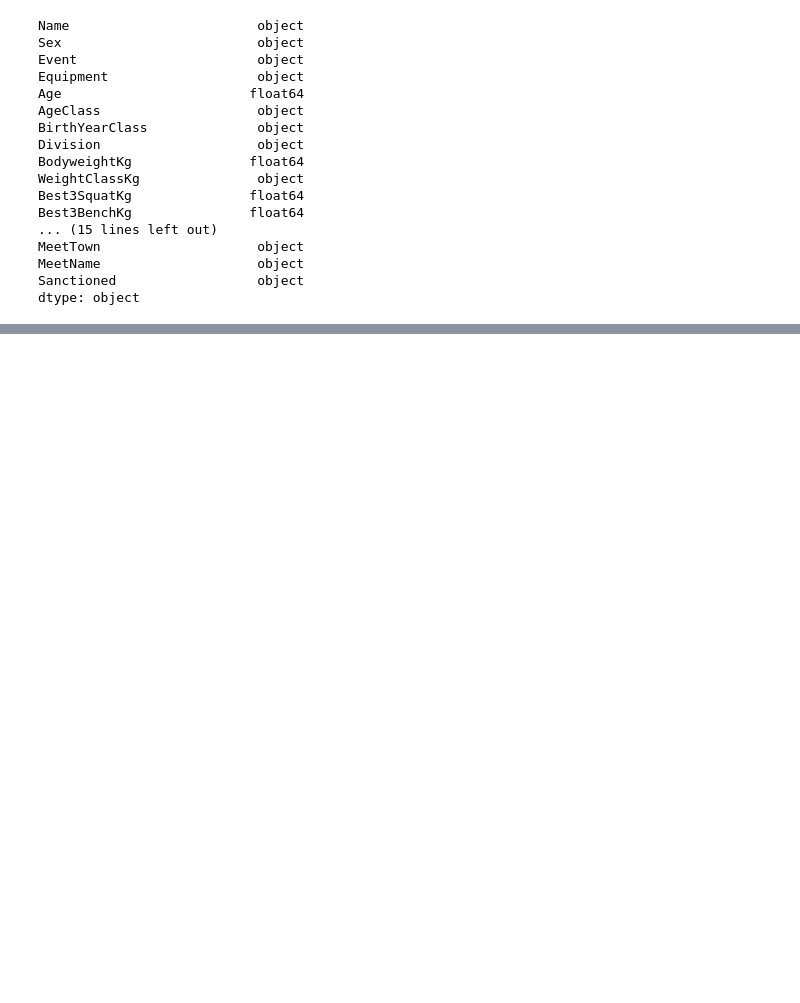
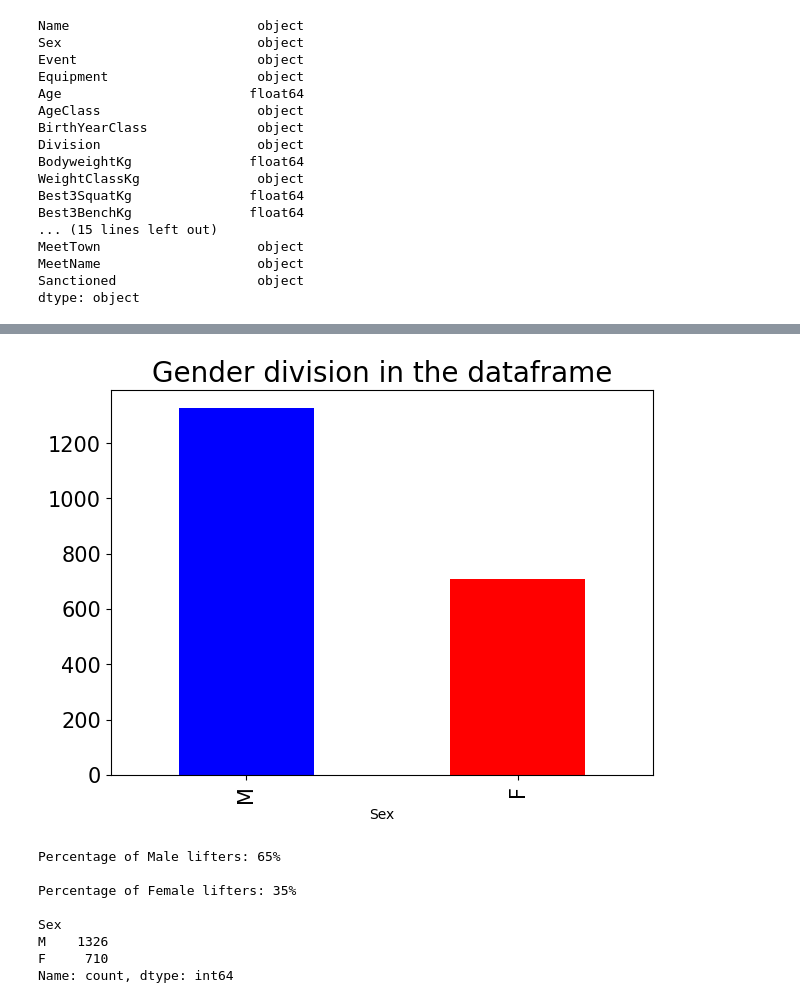
Before and after one commit to say917/Project_Powerlift, a Jupyter notebook: merged_test_v2.ipynb, the cells around one changed output, grey strips where cells are left out. Cells and saved outputs as stored; diff of their text form; code cells hidden in the pictures; blank space fills up the shorter version.

```diff
--- a/merged_test_v2.ipynb
+++ b/merged_test_v2.ipynb
@@ -8,8 +8,7 @@ openpl = pd.read_csv('openpowerlifting.csv', dtype=object, low_memory=False)
 columns_to_remove = [
     'Squat1Kg', 'Squat2Kg', 'Squat3Kg', 'Squat4Kg',
     'Bench1Kg', 'Bench2Kg', 'Bench3Kg', 'Bench4Kg',
-    'Deadlift1Kg', 'Deadlift2Kg', 'Deadlift3Kg', 'Deadlift4Kg'
-]
+    'Deadlift1Kg', 'Deadlift2Kg', 'Deadlift3Kg', 'Deadlift4Kg' ]
 
 # Remove the specified columns
 openpl.drop(columns=columns_to_remove, inplace=True)
@@ -58,7 +57,7 @@ merged_table['Date'] = pd.to_datetime(merged_table['Date'])
 # Display the first 40 rows of the DataFrame
 
 # Export the merged DataFrame as a new CSV file
-merged_table.to_csv('merged_data_v1.csv', index=False)
+#merged_table.to_csv('merged_data_v1.csv', index=False)
 #merged_table.head()
 
 
@@ -103,0 +93,22 @@ dtype: object
+# %%
+import matplotlib.pyplot as plt
+plt.figure(figsize=(7,5))
+colors = ['blue', 'red']
+merged_table['Sex'].value_counts().plot(kind='bar', color=colors)
+plt.title('Gender division in the dataframe',fontsize=20)
+plt.yticks(fontsize=15)
+plt.xticks(fontsize=15)
+plt.show()
+print('Percentage of Male lifters: {}%\n'.format(round(len(merged_table[merged_table['Sex']=='M'])/len(merged_table)*100),4))
+print('Percentage of Female lifters: {}%\n'.format(round(len(merged_table[merged_table['Sex']=='F'])/len(merged_table)*100),4))
+print(merged_table['Sex'].value_counts())
+# %% [output]
+[figure, added]
+Percentage of Male lifters: 65%
+
+Percentage of Female lifters: 35%
+
+Sex
+M    1326
+F     710
+Name: count, dtype: int64
```
Also changed, not shown: parts of 5 cells of this notebook.
